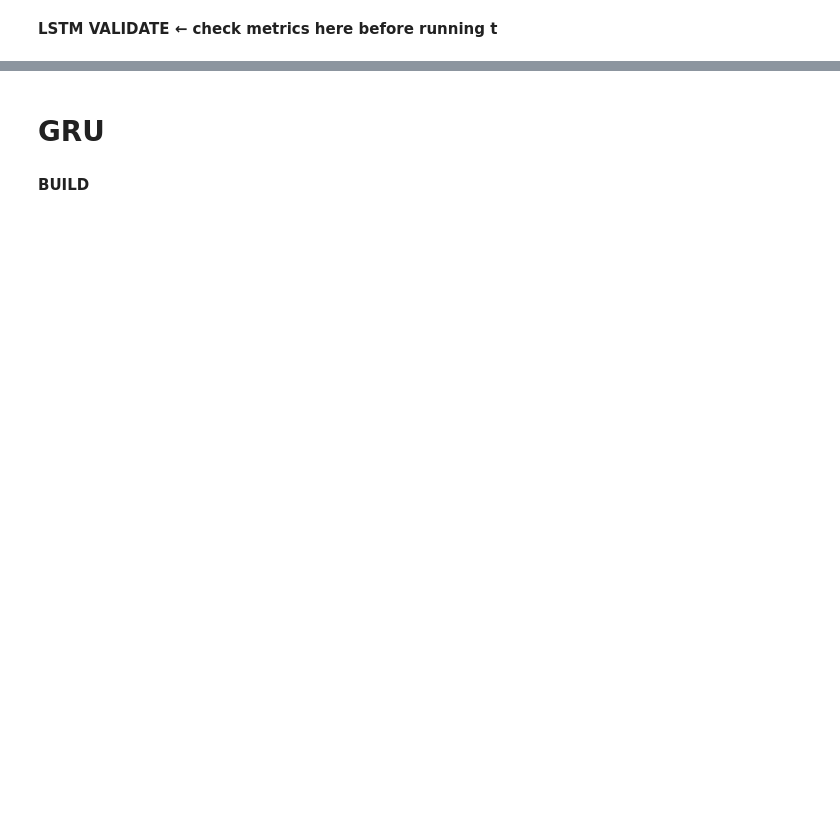
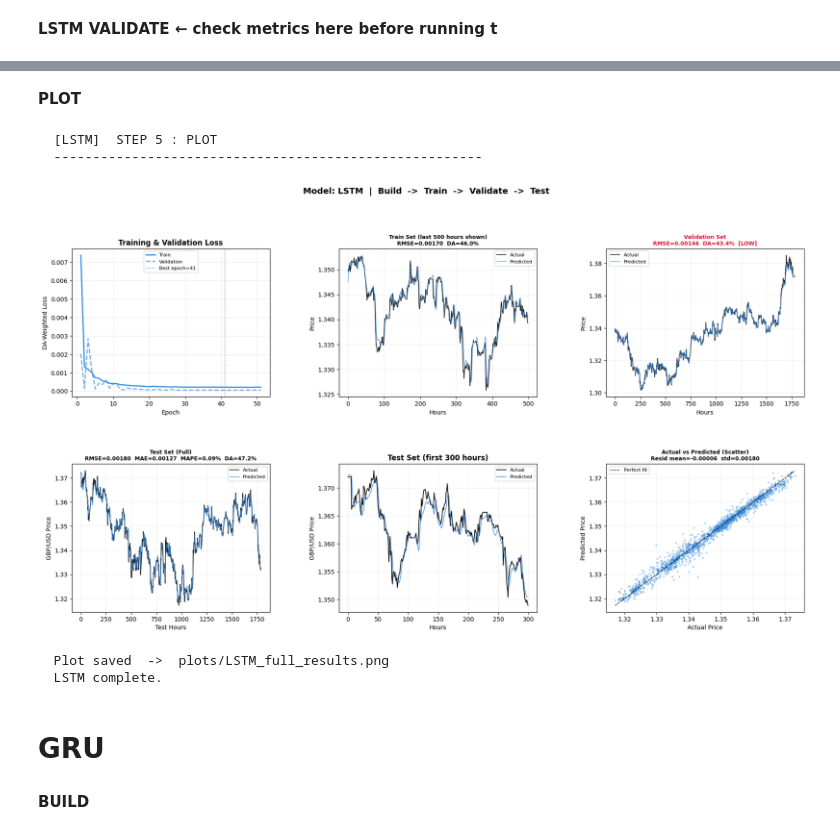
Before and after one commit to AmanuelDaget/GBPUSD-Foreign-Exchange-Price-Pridiction-Using-LSTM-GRU-BiLSTM, a Jupyter notebook: GBPUSD_Price_pridiction_Using_LSTM_GRU.ipynb, the cells around one changed output, grey strips where cells are left out. Drawn from its saved outputs; the diff is of its cells as text; code cells hidden in the pictures; blank space fills up the shorter version.

```diff
--- a/GBPUSD_Price_pridiction_Using_LSTM_GRU.ipynb
+++ b/GBPUSD_Price_pridiction_Using_LSTM_GRU.ipynb
@@ -581,6 +714,13 @@ def train_model(model, name, X_tr, y_tr, X_v, y_v,
             ckpt, monitor="val_loss",
             save_best_only=True, save_weights_only=True, verbose=0
         ),
+        reduce_lr = ReduceLROnPlateau(
+            monitor='val_loss',
+            factor=0.5,
+            patience=5,
+            min_lr=1e-6,
+            verbose=1
+        )
     ]
     t0 = time.time()
     history = model.fit(
@@ -818,0 +1001,9 @@ lstm_val_ok = print_validation_report("LSTM", lstm_val_preds,
+# %%
+print("\n  [LSTM]  STEP 4 : TEST  (held-out test set)")
+print("  " + "-" * 55)
+print(f"  Running inference on {X_test.shape[0]:,} unseen samples ...")
+lstm_train_preds, lstm_train_actual, _ = run_inference(lstm_model, X_train, y_train)
+lstm_test_preds,  lstm_test_actual, lstm_test_metrics = run_inference(
+    lstm_model, X_test, y_test
+)
+print_test_report("LSTM", lstm_test_metrics, lstm_model.count_params(), lstm_time)
@@ -819,3 +1026,32 @@ lstm_val_ok = print_validation_report("LSTM", lstm_val_preds,
+# %% [markdown]
+**PLOT**
+# %%
+print("  [LSTM]  STEP 5 : PLOT")
+print("  " + "-" * 55)
+plot_individual_results(
+    "LSTM", lstm_history,
+    lstm_train_preds, lstm_train_actual,
+    lstm_val_preds,   lstm_val_actual,
+    lstm_test_preds,  lstm_test_actual,
+    lstm_test_metrics, COLORS["LSTM"]
+)
+
+results["LSTM"] = {
+    "history": lstm_history,
+    "val_metrics":  lstm_val_metrics,
+    "preds":   lstm_test_preds,
+    "actual":  lstm_test_actual,
+    "metrics": lstm_test_metrics,
+    "params":  lstm_model.count_params(),
+    "time":    lstm_time,
+}
+print("  LSTM complete.\n")
+# %% [output]
+  [LSTM]  STEP 5 : PLOT
+  -------------------------------------------------------
+[figure, added]
+  Plot saved  ->  plots/LSTM_full_results.png
+  LSTM complete.
 # %% [markdown]
 # **GRU**
 # %% [markdown]
```
Also changed, not shown: parts of 35 cells of this notebook.
